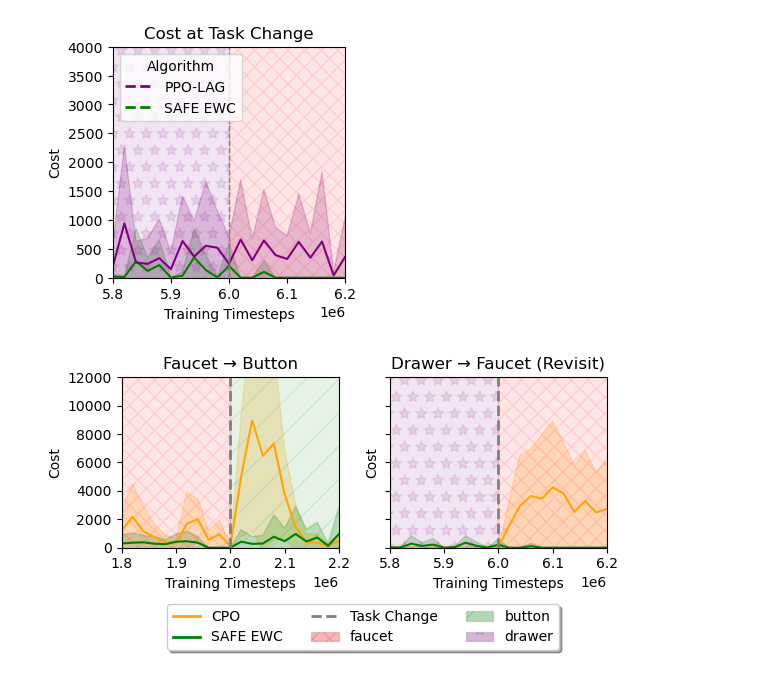
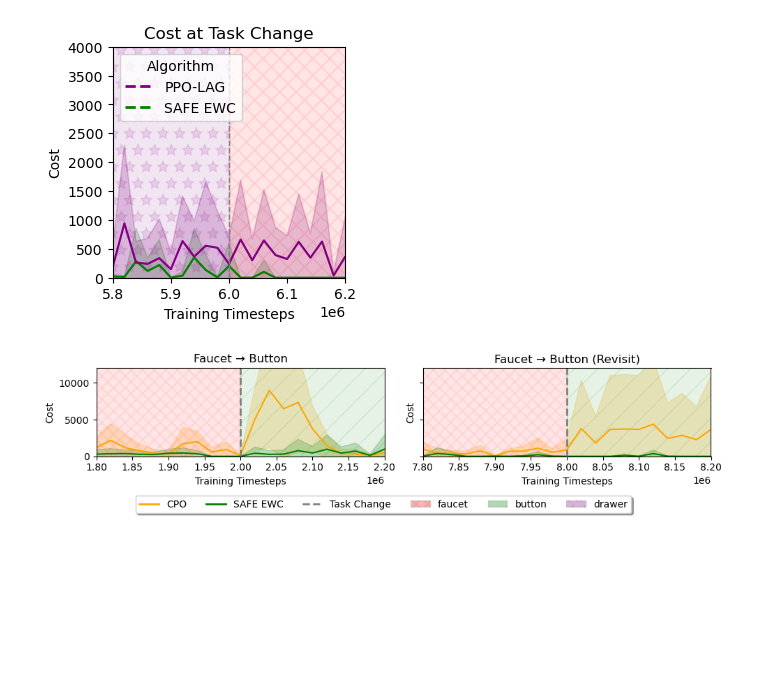
Before and after one commit to MACS-Research-Lab/safe-crl, a Jupyter notebook: code/Analyze Results CW.ipynb, the cells around one changed output. Cells and saved outputs as stored; diff of their text form; code cells hidden in the pictures; blank space fills up the shorter version.

```diff
--- a/code/Analyze Results CW.ipynb
+++ b/code/Analyze Results CW.ipynb
@@ -823,7 +823,7 @@ def plot_costs_task_change(
 ):
     # Create axis only if one is not provided
     if ax is None:
-        fig, ax = plt.subplots(figsize=(3, 3))
+        fig, ax = plt.subplots(figsize=(5, 3))
     else:
         fig = ax.figure
 
@@ -1005,7 +1005,7 @@ task_order = [
     'Button → Drawer (Revisit)'
 ]
 
-include_idx = [0, 2]   # <--- SELECT SUBFIGURES HERE
+include_idx = [0, 3]   # <--- SELECT SUBFIGURES HERE
 
 # --------------------
 # Select only desired panels
@@ -1019,7 +1019,7 @@ selected_tasks = [task_order[i] for i in include_idx]
 fig, axes = plt.subplots(
     1,
     len(selected_marks),
-    figsize=(3 * len(selected_marks), 3),
+    figsize=(5 * len(selected_marks), 2.5),
     sharey=True
 )
 
@@ -1086,33 +1086,33 @@ legend_handles.append(
         [0], [0],
         color='gray',
         lw=2,
         linestyle='--',
         label='Task Change'
     )
 )
 
 # Task shading
 for task in cycle_colors:
     legend_handles.append(
         mpatches.Patch(
             facecolor=cycle_colors[task],
             hatch=cycle_hatches[task],
             label=task,
             edgecolor='gray',
             alpha=0.3
         )
     )
 
 fig.legend(
     handles=legend_handles,
     loc='lower center',
-    ncol=len(legend_handles)//2,
+    ncol=len(legend_handles),
     frameon=True,
     shadow=True,
-    bbox_to_anchor=(0.55, -0.05)
+    bbox_to_anchor=(0.5, -0)
 )
 
 plt.tight_layout(rect=[0, 0.12, 1, 1])
 plt.show()
 # %% [output]
-[figure, old version]
+[figure, new version]
```
Also changed, not shown: 1 other file.
